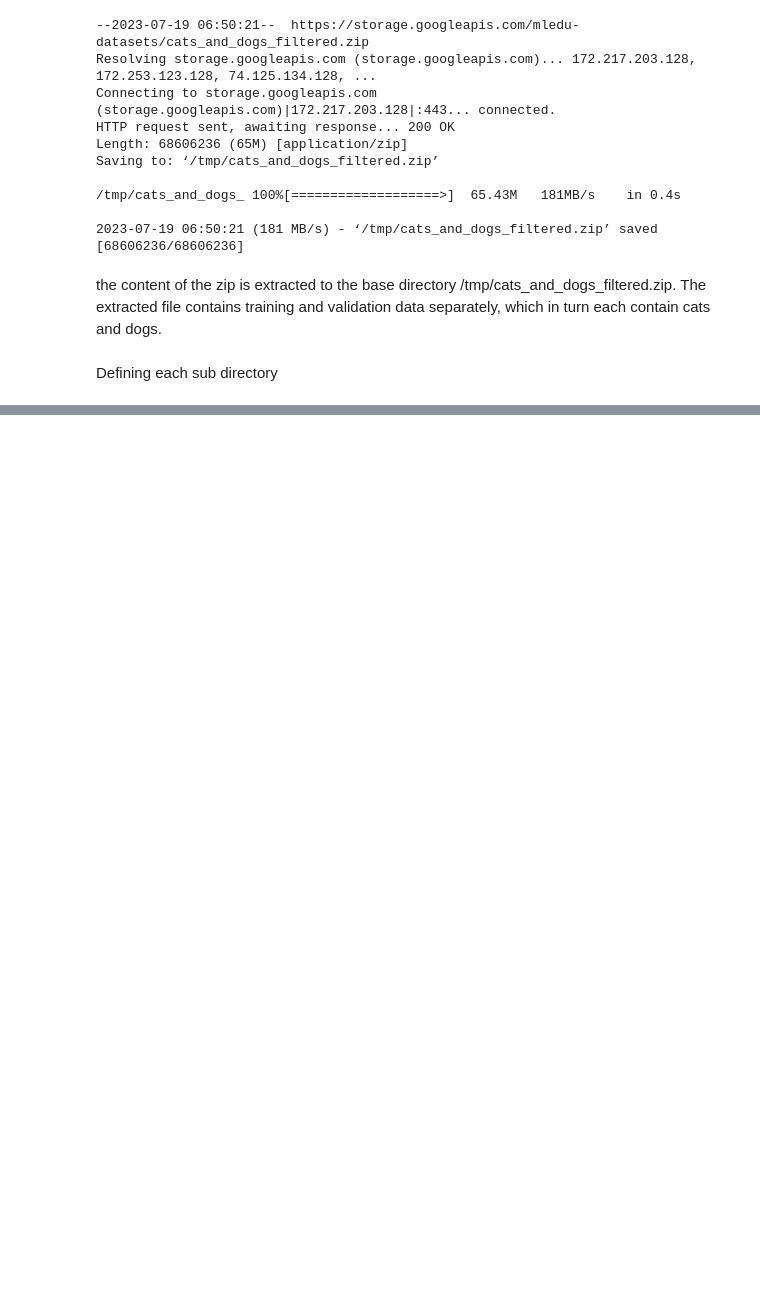
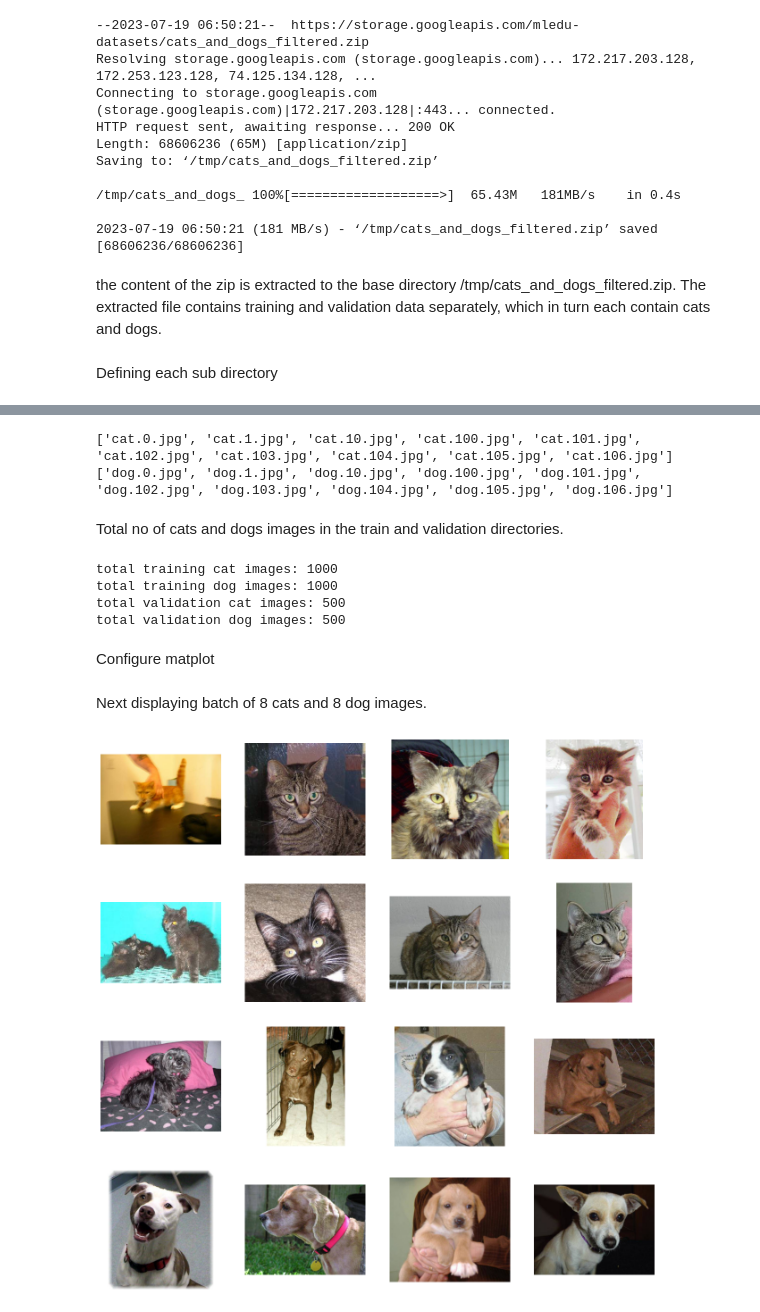
Before and after one commit to tharu008/cats-vs-dogs-image-classification-model, a Jupyter notebook: sample_model.ipynb, the cells around one changed output, grey strips where cells are left out. Drawn from its saved outputs; the diff is of its cells as text; code cells hidden in the pictures; blank space fills up the shorter version.

```diff
--- a/sample_model.ipynb
+++ b/sample_model.ipynb
@@ -44,0 +47,62 @@ validation_dog_dir = os.path.join(validation_dir, 'dogs')
+# %%
+train_cat_fnames = os.listdir(train_cat_dir)
+train_cat_fnames.sort()
+print(train_cat_fnames[:10])
+
+train_dog_fnames = os.listdir(train_dog_dir)
+train_dog_fnames.sort()
+print(train_dog_fnames[:10])
+# %% [output]
+['cat.0.jpg', 'cat.1.jpg', 'cat.10.jpg', 'cat.100.jpg', 'cat.101.jpg', 'cat.102.jpg', 'cat.103.jpg', 'cat.104.jpg', 'cat.105.jpg', 'cat.106.jpg']
+['dog.0.jpg', 'dog.1.jpg', 'dog.10.jpg', 'dog.100.jpg', 'dog.101.jpg', 'dog.102.jpg', 'dog.103.jpg', 'dog.104.jpg', 'dog.105.jpg', 'dog.106.jpg']
+# %% [markdown]
+Total no of cats and dogs images in the train and validation directories.
+# %%
+print('total training cat images:', len(os.listdir(train_cat_dir)))
+print('total training dog images:', len(os.listdir(train_dog_dir)))
+print('total validation cat images:', len(os.listdir(validation_cat_dir)))
+print('total validation dog images:', len(os.listdir(validation_dog_dir)))
+# %% [output]
+total training cat images: 1000
+total training dog images: 1000
+total validation cat images: 500
+total validation dog images: 500
+# %% [markdown]
+Configure matplot
+# %%
+%matplotlib inline
+
+import matplotlib.pyplot as plt
+import matplotlib.image as mpimg
+
+#Setting parameters for the graph; we will output images in a 4x4 configuration
+nrows = 4
+ncols = 4
+
+#index for iterating over images
+img_index = 0
+# %% [markdown]
+Next displaying batch of 8 cats and 8 dog images.
+# %%
+#setup matplotlib figure and size to fit 4x4 pics
+fig = plt.gcf()
+fig.set_size_inches(ncols * 4, nrows * 4)
+
+img_index += 8
+next_cat_pix = [os.path.join(train_cat_dir, fname)
+                for fname in train_cat_fnames[img_index-8:img_index]]
+
+next_dog_pix = [os.path.join(train_dog_dir, fname)
+                for fname in train_dog_fnames[img_index-8:img_index]]
+
+for i, img_path in enumerate(next_cat_pix + next_dog_pix):
+  # setup subplot; subplot indices start at 1
+  sp = plt.subplot(nrows, ncols, i+1)
+  sp.axis('off') # Don't show axes for gridlines
+
+  img = mpimg.imread(img_path)
+  plt.imshow(img)
+
+plt.show()
+# %% [output]
+[figure, added]
```
Also changed, not shown: parts of 1 cell of this notebook.
